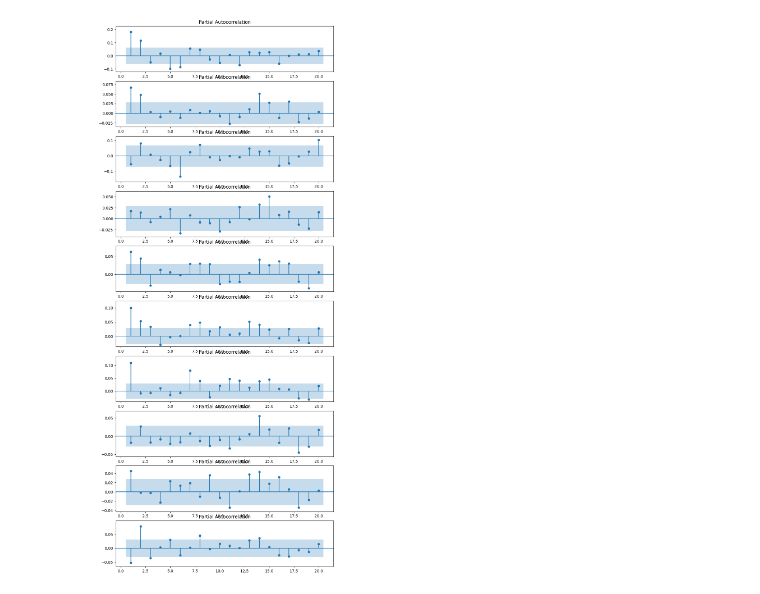
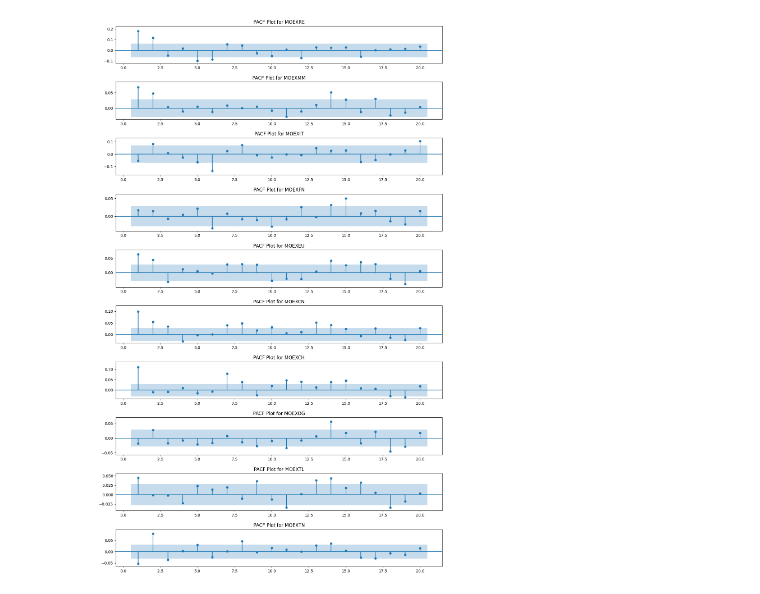
Before and after one commit to Maksim-Dostovalov/forecasting-sectors-return-on-the-stock-market, a Jupyter notebook: time_series.ipynb, the cells around one changed output. Saved outputs shown, nothing was run; the diff lists cells and outputs as text; code cells hidden in the pictures.

Commit message:
проверил ряд на стационарность, построил acf и pacf

```diff
--- a/time_series.ipynb
+++ b/time_series.ipynb
@@ -50,12 +46,0 @@ Name: p-values, dtype: float64
-# %%
-ADF_Statistic = []
-
-for col in data.columns:
-    ts = data[col].interpolate(method='time').dropna()
-
-    result = adfuller(ts)
-
-    ADF_Statistic.append(round(result[0], 5))
-
-p = pd.Series(ADF_Statistic, index = data.columns, name='ADF_Statistic')
-p
@@ -93,0 +49,8 @@ plt.show()
+# %%
+fig, axes = plt.subplots(data.shape[1], figsize=(15, 25), gridspec_kw={"hspace": 0.5, "wspace": 0})
+
+for ax, col in zip(axes, data.columns):
+    tsaplots.plot_acf(x=data[col].interpolate(method='time').dropna(), lags=20, zero=False, auto_ylims=True, ax=ax)
+    ax.set_title(f'ACF Plot for {col}')
+
+plt.show()
@@ -94,7 +59,10 @@ plt.show()
 # %%
-fig, axes = plt.subplots(data.shape[1], figsize = (10, 25))
+fig, axes = plt.subplots(data.shape[1], figsize=(15, 25), gridspec_kw={"hspace": 0.5, "wspace": 0})
 
 for ax, col in zip(axes, data.columns):
-     tsaplots.plot_pacf(x = data[col].interpolate(method='time').dropna(), lags=20, zero=False, auto_ylims=True, ax=ax)
+    tsaplots.plot_pacf(x=data[col].interpolate(method='time').dropna(), lags=20, zero=False, auto_ylims=True, ax=ax)
+    ax.set_title(f'PACF Plot for {col}')
+
+plt.show()
 # %% [output]
-[figure, old version]
+[figure, new version]
```
Also changed, not shown: parts of 6 cells of this notebook.
